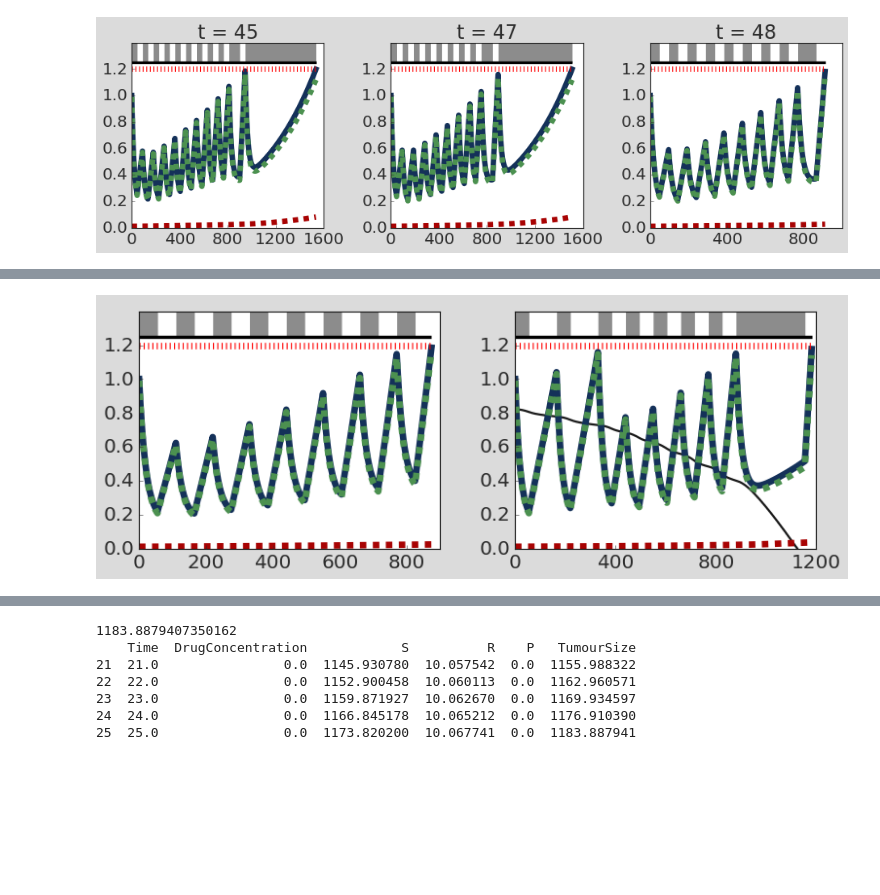
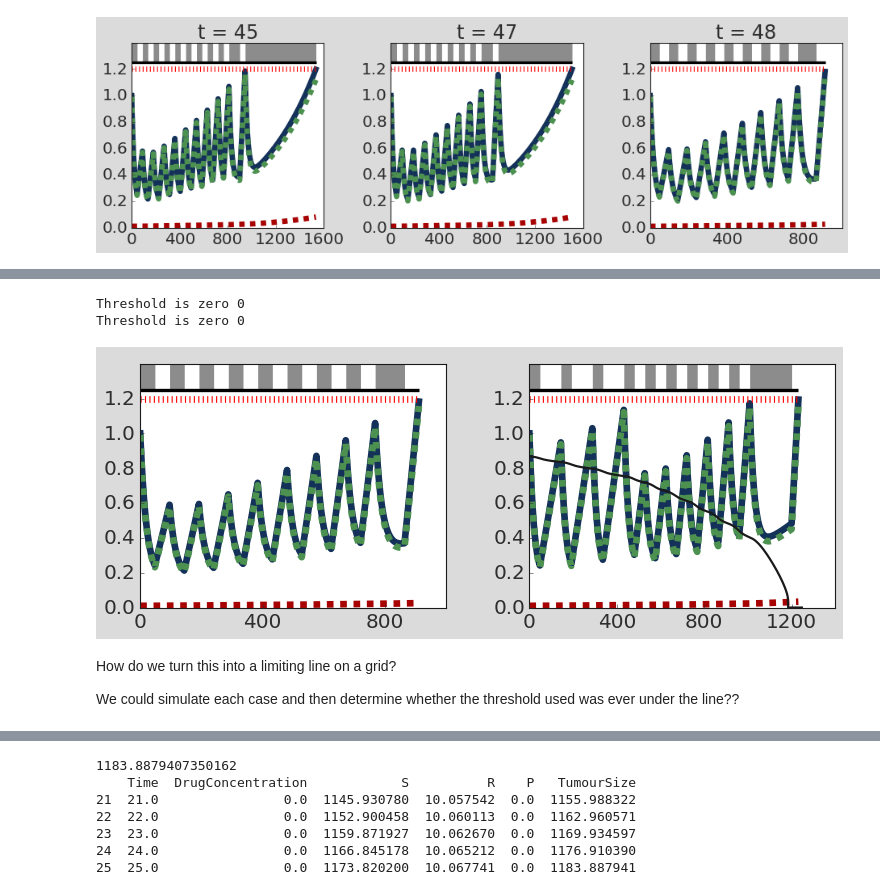
Before and after one commit to KCGallagher/AT_Model_Comparison, a Jupyter notebook: stem_cell_model/critical_threshold.ipynb, the cells around one changed output, grey strips where cells are left out. Drawn from its saved outputs; the diff is of its cells as text; code cells hidden in the pictures; blank space fills up the shorter version.

```diff
--- a/stem_cell_model/critical_threshold.ipynb
+++ b/stem_cell_model/critical_threshold.ipynb
@@ -657,0 +652,6 @@ def variable_threshold(df_row, refSize, t):
+# %%
+from scipy.optimize import fsolve
+
+def N_star_function(N_star, tau, Rt, beta, rR, prog, **_args):
+    frac = rR * (1 - beta) * Rt * tau / (N_star ** beta)
+    return frac + N_star ** (1-beta) - prog ** (1-beta)
@@ -658,21 +675,8 @@ def variable_threshold(df_row, refSize, t):
 # %%
-tau = 42
-
-def compute_threshold(tau, t, R_t, R0, beta, rR, N0, **kwargs):
-    print(R_t / N0)
-    B_t = (N0 ** beta) / R_t
-
-    try:
-        value = ((1.2 * N0) ** (1-beta) -  (rR * (1 - beta) * tau) / B_t ) ** (1 / (1-beta))
-    except RuntimeError:
-        value = 0
-    return value
-
+tau = 55
 def variable_threshold(df_row, refSize, t):
-    threshold = compute_threshold(tau, t, df_row.R, **stemParamDic)
+    threshold = compute_threshold(tau, t, df_row.R, stemParamDic)
     if threshold == 0 or np.isnan(threshold):
-        print("Threshold is zero" + str(threshold))
+        print("Threshold is zero " + str(threshold))
         return 0
-    print(df_row.TumourSize > threshold, df_row.TumourSize, threshold, t)
-    print(df_row)
     return df_row.TumourSize > threshold
@@ -679,37 +738,51 @@ def variable_threshold(df_row, refSize, t):
+# %%
+tau = 25
+def variable_threshold(df_row, refSize, t):
+    threshold = compute_threshold(tau, t, df_row.R, stemParamDic)
+    if threshold == 0 or np.isnan(threshold):
+        print("Threshold is zero " + str(threshold))
+        return 0
+    return df_row.TumourSize > threshold
 # %%
-# Stem cell population only prediction
 fig, axs = plt.subplots(1, 2,figsize=(10,4))
 
-tau = 55
 
 stemParamDic['N0'] = stemParamDic['S0'] + stemParamDic['R0']
 model = StemCellModel(method='Radau', dt = 1)
 model.SetParams(**stemParamDic)
-model.Simulate_AT(atThreshold=0.4, atMethod='Threshold', t_end=1500,
+model.Simulate_AT(atThreshold=0.4, atMethod='Threshold', t_end=2000,
                     intervalLength=tau, refSize = stemParamDic['N0'])
 model.Trim(dt=1)
 model.resultsDf[['TumourSize', 'S', 'R']] /= (stemParamDic['S0'] + stemParamDic['R0'])
 model.resultsDf = model.resultsDf[model.resultsDf.TumourSize < 1.2]
 
 PlotSimulation(model.resultsDf, ax=axs[0], legend=False, colors = palette, linewidth = 6)
 
 stemParamDic['N0'] = stemParamDic['S0'] + stemParamDic['R0']
 model = StemCellModel(method='Radau', dt = 1)
 model.SetParams(**stemParamDic)
-model.Simulate_AT(atThreshold=0.4, atMethod='Custom', atFunc=variable_threshold, t_end=1500,
+model.Simulate_AT(atThreshold=0.4, atMethod='Custom', atFunc=variable_threshold, t_end=2500,
                     intervalLength=tau, refSize = stemParamDic['N0'])
 model.Trim(dt=1)
-amDicsDf.R.values)]
-axs[1].plot(model.resultsDf.Time, threshold_vals, color='k', linewidth=2)
+
+threshold_vals = [compute_threshold(tau=tau, t=t, R_t=R_t, params=stemParamDic) / stemParamDic['N0']
+                  for t, R_t in zip(model.resultsDf.Time.values, model.resultsDf.R.values)]
+axs[1].plot(model.resultsDf.Time, threshold_vals, color='k', linewidth=2, zorder=10)
 
 model.resultsDf[['TumourSize', 'S', 'R']] /= (stemParamDic['S0'] + stemParamDic['R0'])
 model.resultsDf = model.resultsDf[model.resultsDf.TumourSize < 1.2]
 
 PlotSimulation(model.resultsDf, ax=axs[1], legend=False, colors = palette, linewidth = 6)
 
 
 
 axs[0].set_xticks(axs[0].get_xticks()[::2]); axs[1].set_xticks(axs[1].get_xticks()[::2]);
 # %% [output]
+Threshold is zero 0
+Threshold is zero 0
-[figure, old version]
+[figure, new version]
+# %% [markdown]
+How do we turn  this into a limiting line on a grid?
+
+We could simulate each case and then determine whether the threshold used was ever under the line??
 # %%
```
Also changed, not shown: parts of 9 cells of this notebook, 11 other files.
